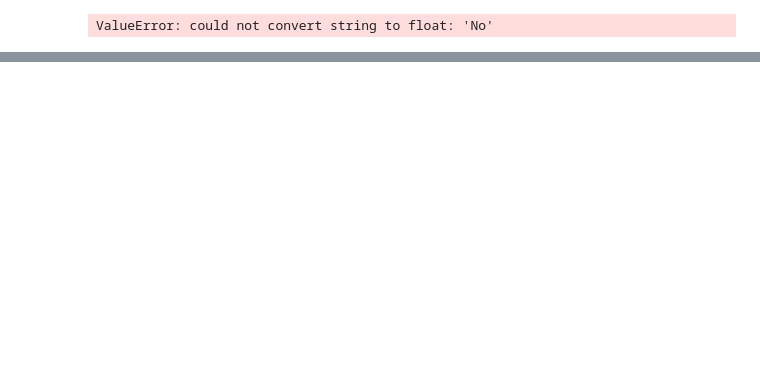
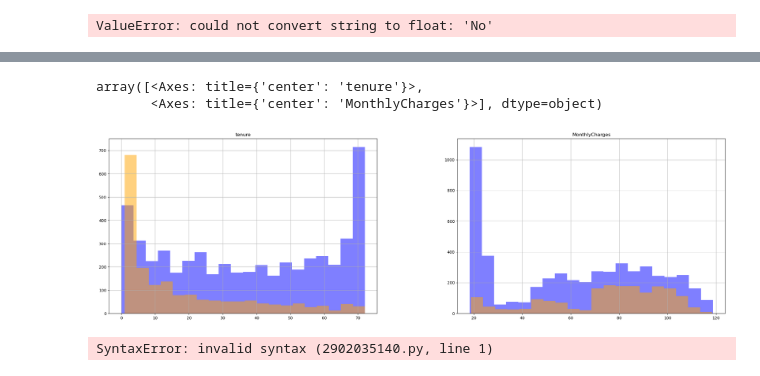
Before and after one commit to kinanti18/datascience-ai-ml, a Jupyter notebook: Predict Customer Churn with Python and Machine Learning/predict_customer_churn.ipynb, the cells around one changed output, grey strips where cells are left out. Saved outputs shown, nothing was run; the diff lists cells and outputs as text; code cells hidden in the pictures; blank space fills up the shorter version.

```diff
--- a/Predict Customer Churn with Python and Machine Learning/predict_customer_churn.ipynb
+++ b/Predict Customer Churn with Python and Machine Learning/predict_customer_churn.ipynb
@@ -98,0 +105,9 @@ ValueError: could not convert string to float: 'No'
+# %%
+numericFeatures = ['tenure', 'MonthlyCharges']
+fig, ax = plt.subplots(1,2, figsize=(28, 8))
+df[df.Churn == "No"][numericFeatures].hist(bins=20, color='blue', alpha=0.5, ax=ax)
+df[df.Churn == "Yes"][numericFeatures].hist(bins=20, color='orange', alpha=0.5, ax=ax)
+# %% [output]
+array([<Axes: title={'center': 'tenure'}>,
+       <Axes: title={'center': 'MonthlyCharges'}>], dtype=object)
+[figure, added]
@@ -98,0 +116,8 @@ ValueError: could not convert string to float: 'No'
+# %%
+Convert all the non-numeric columns to numeric
+for column in cleanDF.columns:
+  if cleanDF[column].dtype == np.number:
+    continue
+  cleanDF[column] = LabelEncoder().fit_transform(cleanDF[column])
+# %% [output]
+SyntaxError: invalid syntax (2902035140.py, line 1)
```
Also changed, not shown: parts of 11 cells of this notebook.
